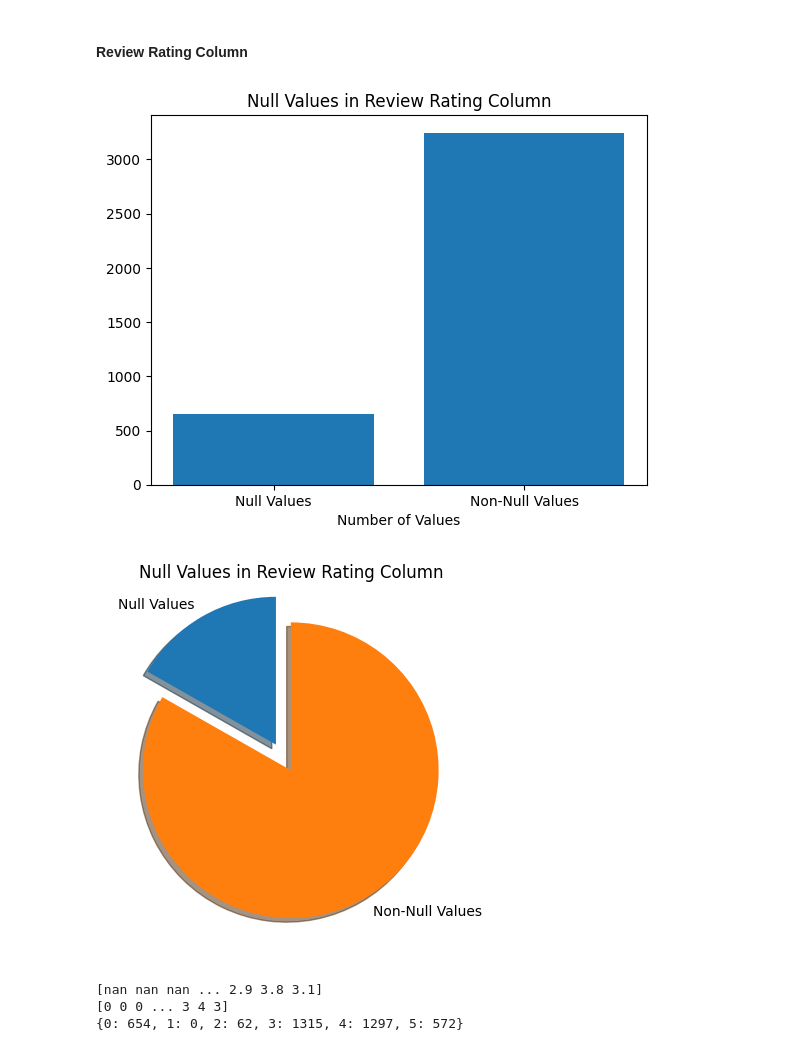
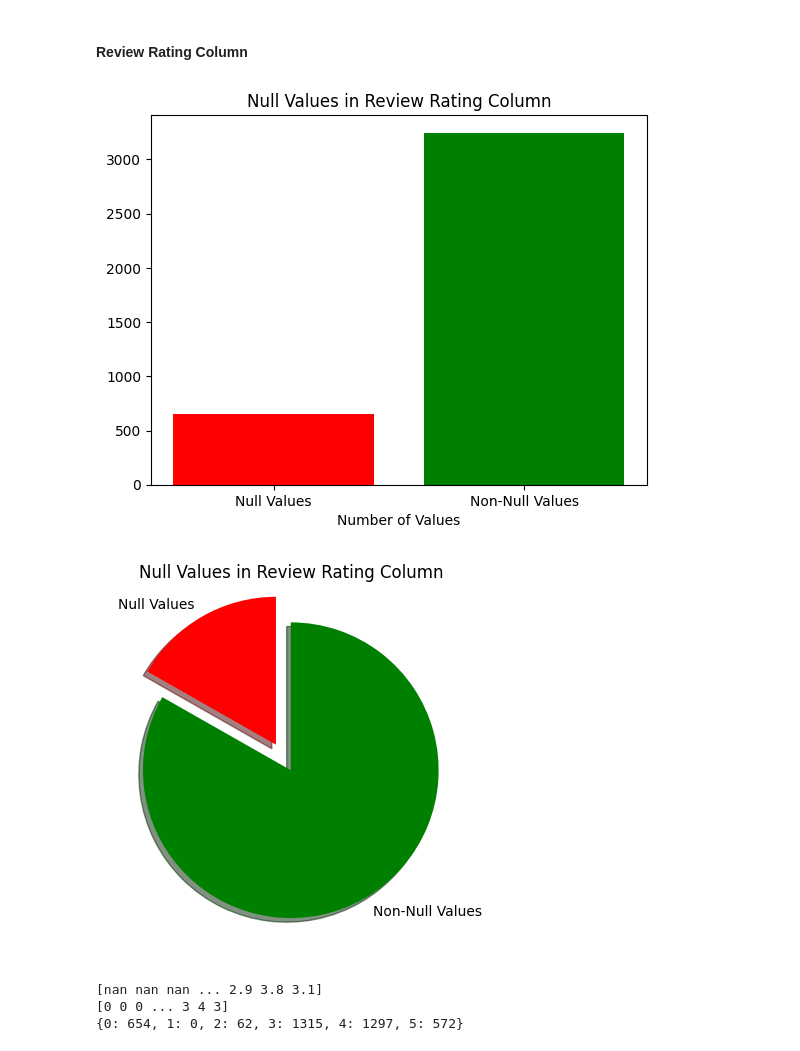
Before and after one commit to lakshya324/MLCOE-Task-1-EDA, a Jupyter notebook: Task1_2_Exploratory_Data_Analysis(EDA).ipynb, the cells around one changed output. Saved outputs shown, nothing was run; the diff lists cells and outputs as text; code cells hidden in the pictures.

```diff
--- a/Task1_2_Exploratory_Data_Analysis(EDA).ipynb
+++ b/Task1_2_Exploratory_Data_Analysis(EDA).ipynb
@@ -170,19 +170,19 @@ array([59.863013698630134, 59.863013698630134, 59.863013698630134, ...,
 # %% [markdown]
 #### Review Rating Column
 # %%
-plt.bar(['Null Values','Non-Null Values'],[df['Review Rating'].isnull().sum(),df['Review Rating'].count()])
+plt.bar(['Null Values','Non-Null Values'],[df['Review Rating'].isnull().sum(),df['Review Rating'].count()],color=['r','g'])
 plt.title('Null Values in Review Rating Column')
 plt.xlabel('Types of Values')
 plt.xlabel('Number of Values')
 plt.show()
 # %% [output]
-[figure, old version]
+[figure, new version]
 # %%
-plt.pie([df['Review Rating'].isnull().sum(),df['Review Rating'].count()],labels=['Null Values','Non-Null Values'],startangle=90,explode=[0.2,0],shadow=True)
+plt.pie([df['Review Rating'].isnull().sum(),df['Review Rating'].count()],labels=['Null Values','Non-Null Values'],startangle=90,explode=[0.2,0],shadow=True,colors=['r','g'])
 plt.title('Null Values in Review Rating Column')
 plt.show()
 # %% [output]
-[figure, old version]
+[figure, new version]
 # %%
 review_rating=dataset[:,10]
 ratings={0:0, #No ratings
```
Also changed, not shown: parts of 5 cells of this notebook.
